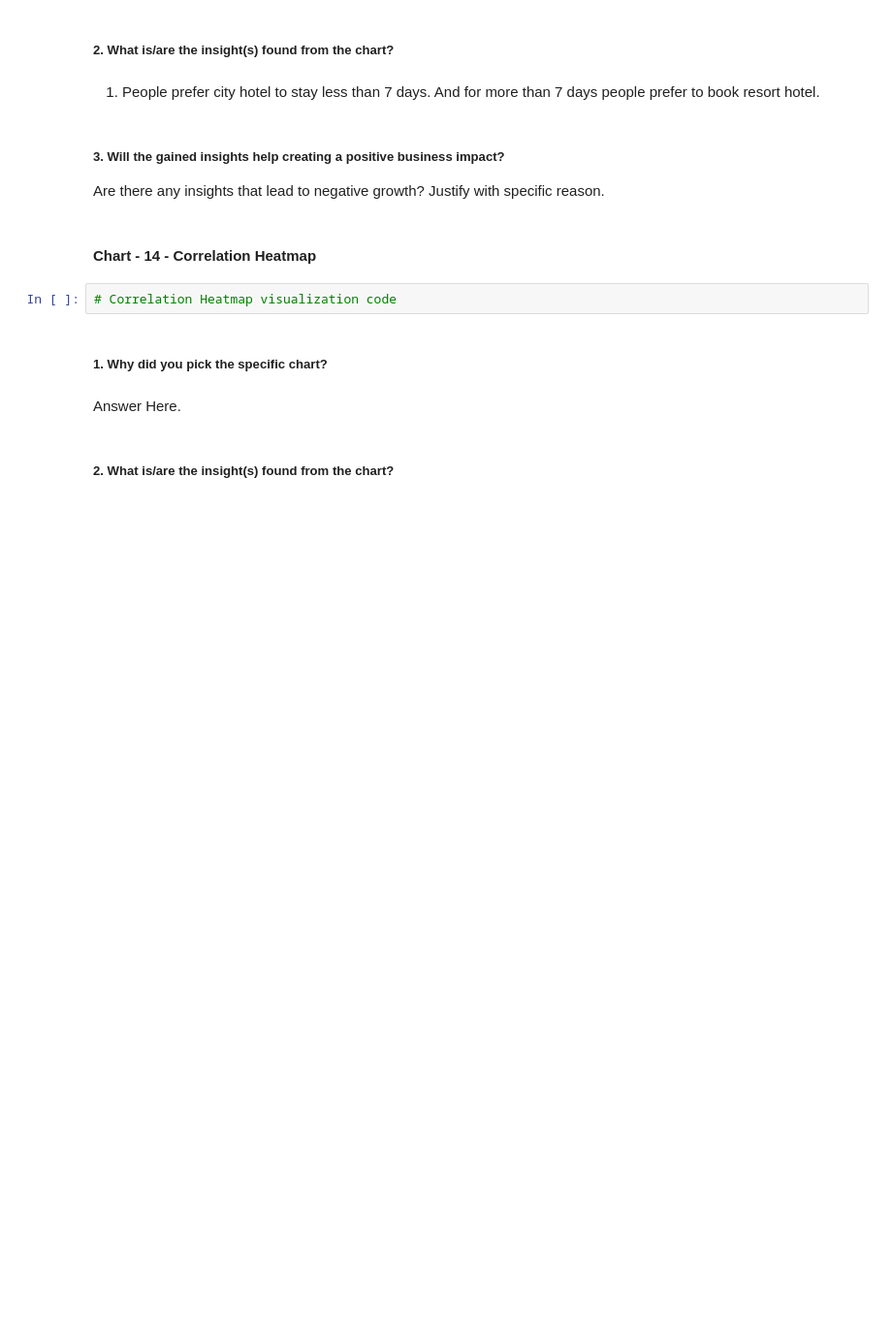
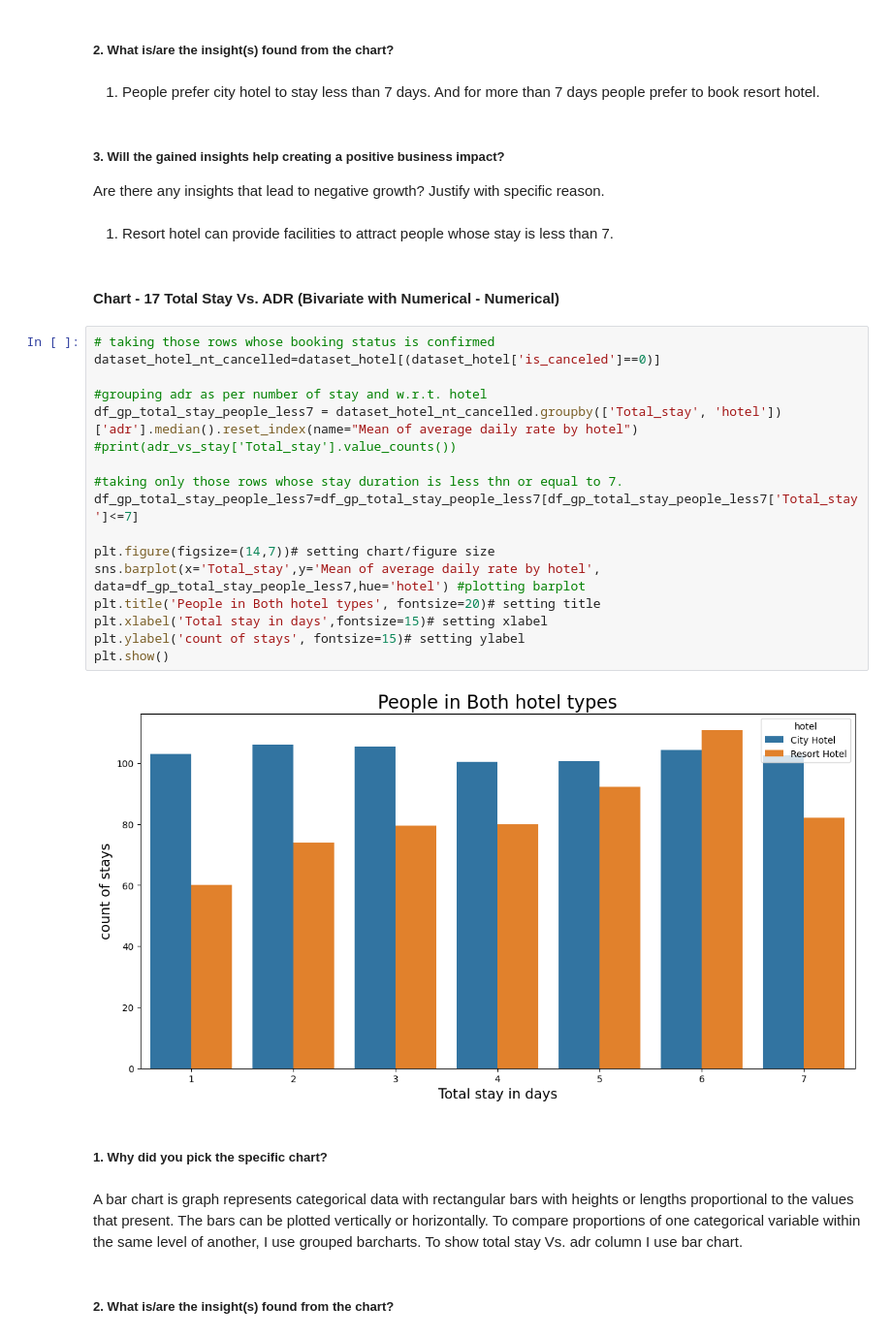
Before and after one commit to priyarane879/Hotel-Booking-Analysis, a Jupyter notebook: Priya_Naik_Hotel_Booking_Analysis_EDA_project.ipynb, the cells around one changed output. Shown at 97% size. Saved outputs shown, nothing was run; the diff lists cells and outputs as text; blank space fills up the shorter version.

```diff
--- a/Priya_Naik_Hotel_Booking_Analysis_EDA_project.ipynb
+++ b/Priya_Naik_Hotel_Booking_Analysis_EDA_project.ipynb
@@ -1333,13 +1344,32 @@ A bar chart is graph represents categorical data with rectangular bars with heig
 # %% [markdown]
 ##### 3. Will the gained insights help creating a positive business impact?
 Are there any insights that lead to negative growth? Justify with specific reason.
-# %% [markdown]
-#### Chart - 14 - Correlation Heatmap
-# %%
-# Correlation Heatmap visualization code
+# %% [markdown]
+1. Resort hotel can provide facilities to attract people whose stay is less than 7.
+# %% [markdown]
+#### Chart - 17  Total Stay Vs. ADR (Bivariate with Numerical - Numerical)
+# %%
+# taking those rows whose booking status is confirmed
+dataset_hotel_nt_cancelled=dataset_hotel[(dataset_hotel['is_canceled']==0)]
+
+#grouping adr as per number of stay and w.r.t. hotel
+df_gp_total_stay_people_less7 = dataset_hotel_nt_cancelled.groupby(['Total_stay', 'hotel'])['adr'].median().reset_index(name="Mean of average daily rate by hotel")
+#print(adr_vs_stay['Total_stay'].value_counts())
+
+#taking only those rows whose stay duration is less thn or equal to 7.
+df_gp_total_stay_people_less7=df_gp_total_stay_people_less7[df_gp_total_stay_people_less7['Total_stay']<=7]
+
+plt.figure(figsize=(14,7))# setting chart/figure size
+sns.barplot(x='Total_stay',y='Mean of average daily rate by hotel', data=df_gp_total_stay_people_less7,hue='hotel') #plotting barplot
+plt.title('People in Both hotel types', fontsize=20)# setting title
+plt.xlabel('Total stay in days',fontsize=15)# setting xlabel
+plt.ylabel('count of stays', fontsize=15)# setting ylabel
+plt.show()
+# %% [output]
+[figure, added]
 # %% [markdown]
 ##### 1. Why did you pick the specific chart?
-# %% [markdown]
-Answer Here.
+# %% [markdown]
+A bar chart is graph represents categorical data with rectangular bars with heights or lengths proportional to the values that present. The bars can be plotted vertically or horizontally. To compare proportions of one categorical variable within the same level of another, I use grouped barcharts. To show  total stay Vs. adr column I use bar chart.
 # %% [markdown]
 ##### 2. What is/are the insight(s) found from the chart?
```
Also changed, not shown: parts of 72 cells of this notebook.
